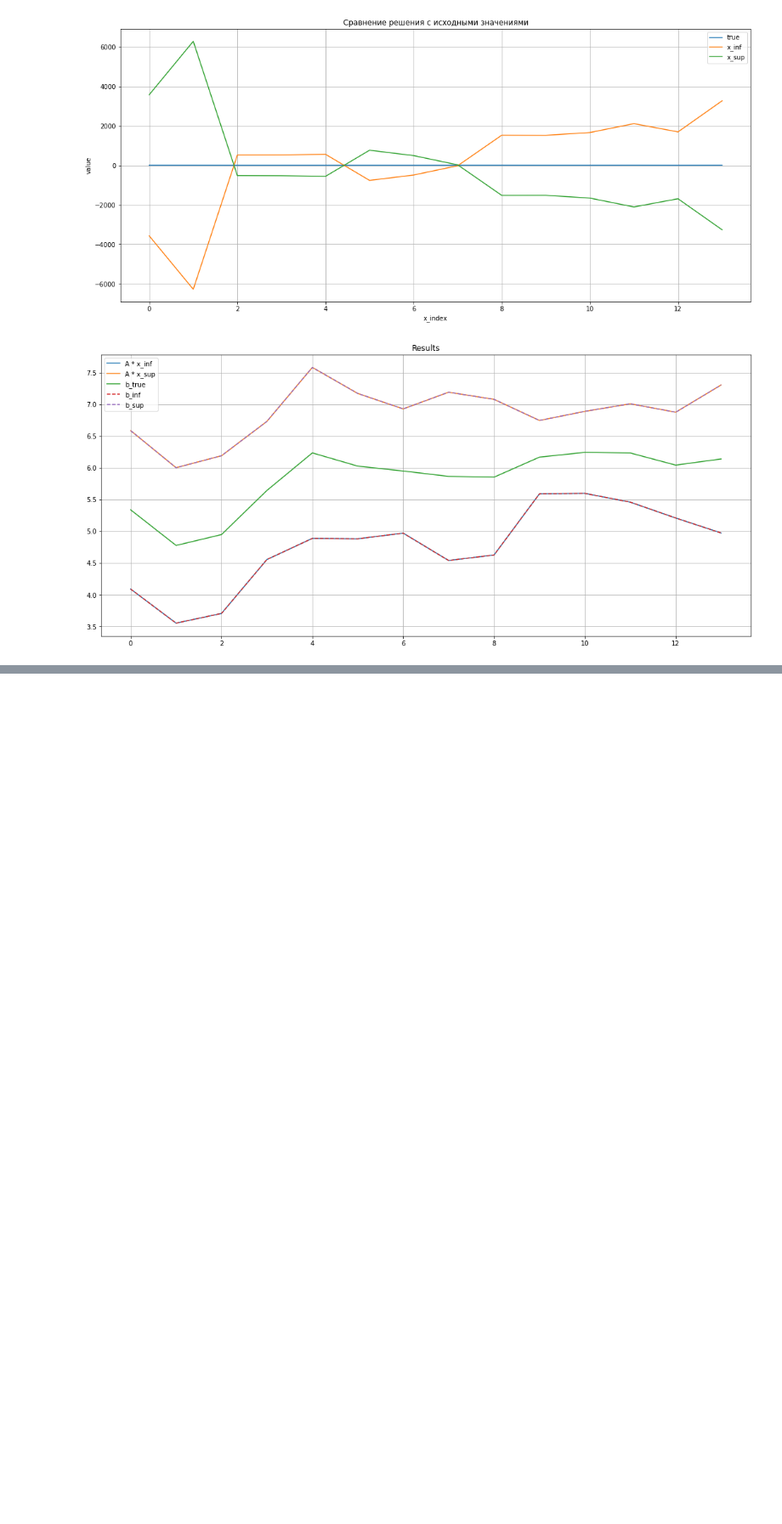
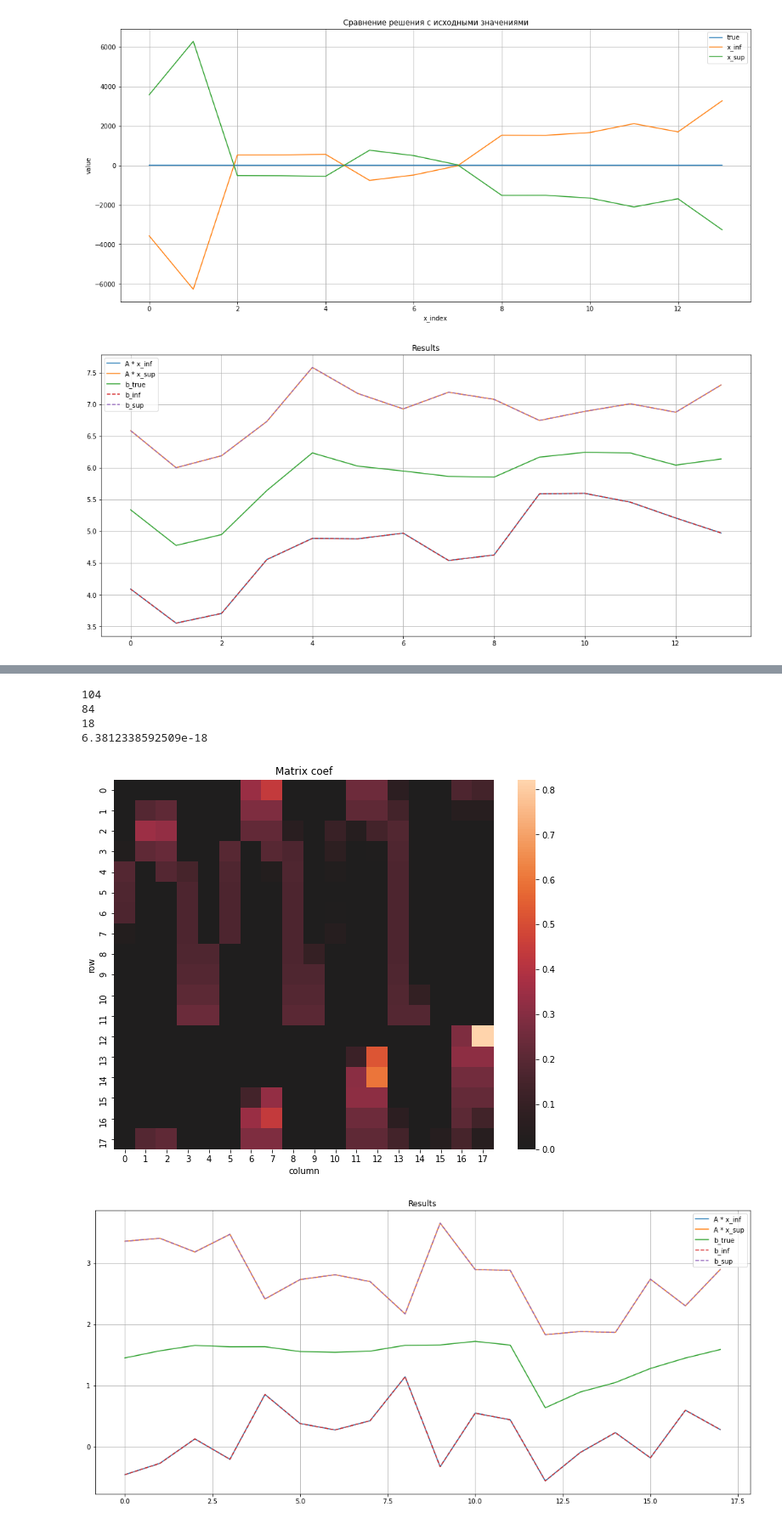
Before and after one commit to YudzhinNSK/VK_labs, a Jupyter notebook: lab5/lab5.ipynb, the cells around one changed output, grey strips where cells are left out. Shown at 85% size. Saved outputs shown, nothing was run; the diff lists cells and outputs as text; code cells hidden in the pictures; blank space fills up the shorter version.

```diff
--- a/lab5/lab5.ipynb
+++ b/lab5/lab5.ipynb
@@ -421,0 +501,10 @@ solve3(A, 15)
+# %%
+A = np.loadtxt(inputs[1])
+solve4(A)
+# %% [output]
+104
+84
+18
+6.3812338592509e-18
+[figure, added]
+[figure, added]
```
Also changed, not shown: parts of 8 cells of this notebook.
